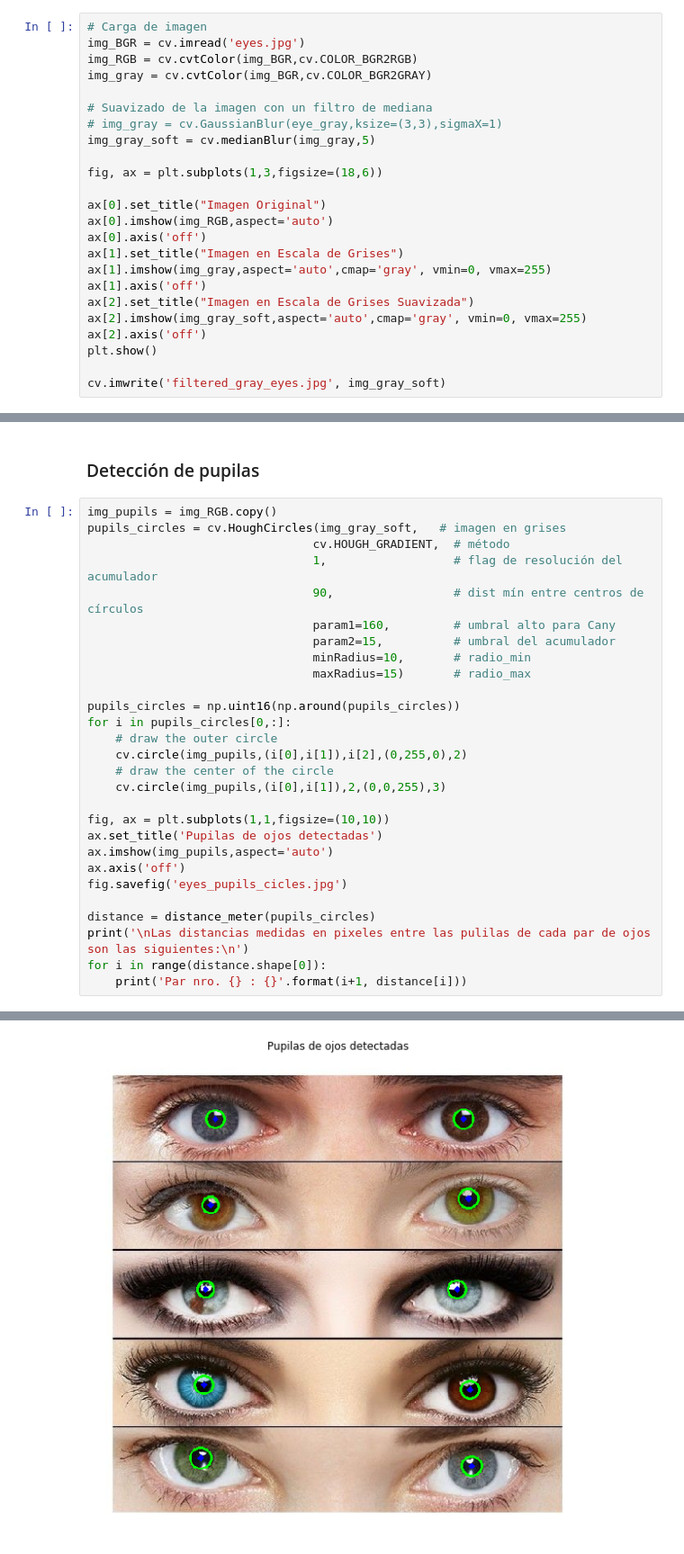
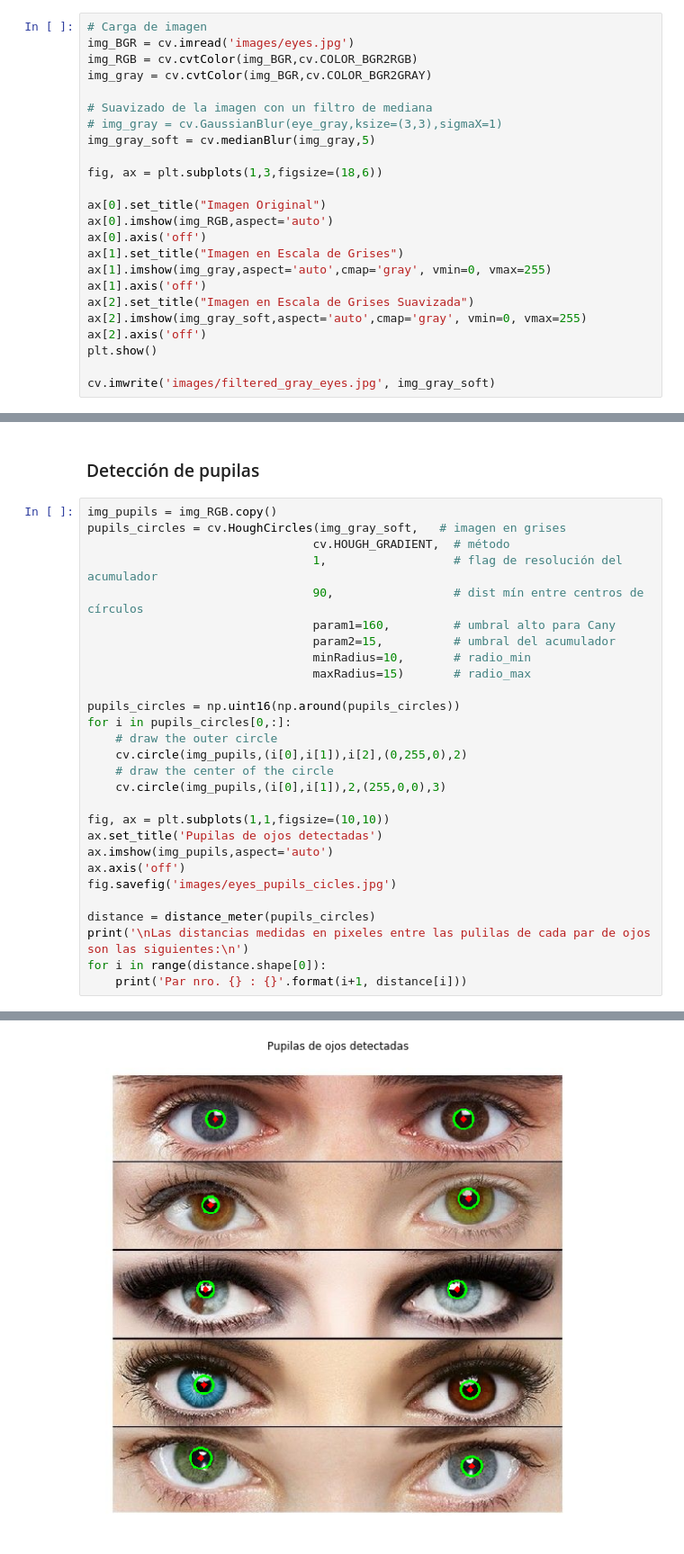
Before and after one commit to mcnieto/ceia, a Jupyter notebook: computer_vision_1/TP3/tp3.ipynb, the cells around one changed output, grey strips where cells are left out. Shown at 90% size. Drawn from its saved outputs; the diff is of its cells as text.

```diff
--- a/computer_vision_1/TP3/tp3.ipynb
+++ b/computer_vision_1/TP3/tp3.ipynb
@@ -27,7 +27,7 @@ def distance_meter (cicles_array):
     return distance
 # %%
 # Carga de imagen
-img_BGR = cv.imread('eyes.jpg')
+img_BGR = cv.imread('images/eyes.jpg')
 img_RGB = cv.cvtColor(img_BGR,cv.COLOR_BGR2RGB)
 img_gray = cv.cvtColor(img_BGR,cv.COLOR_BGR2GRAY)
 
@@ -48,7 +48,7 @@ ax[2].imshow(img_gray_soft,aspect='auto',cmap='gray', vmin=0, vmax=255)
 ax[2].axis('off')
 plt.show()
 
-cv.imwrite('filtered_gray_eyes.jpg', img_gray_soft)
+cv.imwrite('images/filtered_gray_eyes.jpg', img_gray_soft)
 # %% [output]
 [figure]
 True
@@ -100,33 +100,33 @@ pupils_circles = cv.HoughCircles(img_gray_soft,   # imagen en grises
                                 1,                  # flag de resolución del acumulador
                                 90,                 # dist mín entre centros de círculos
                                 param1=160,         # umbral alto para Cany
                                 param2=15,          # umbral del acumulador
                                 minRadius=10,       # radio_min
                                 maxRadius=15)       # radio_max
 
 pupils_circles = np.uint16(np.around(pupils_circles))
 for i in pupils_circles[0,:]:
     # draw the outer circle
     cv.circle(img_pupils,(i[0],i[1]),i[2],(0,255,0),2)
     # draw the center of the circle
-    cv.circle(img_pupils,(i[0],i[1]),2,(0,0,255),3)
+    cv.circle(img_pupils,(i[0],i[1]),2,(255,0,0),3)
 
 fig, ax = plt.subplots(1,1,figsize=(10,10))
 ax.set_title('Pupilas de ojos detectadas')
 ax.imshow(img_pupils,aspect='auto')
 ax.axis('off')
-fig.savefig('eyes_pupils_cicles.jpg')
+fig.savefig('images/eyes_pupils_cicles.jpg')
 
 distance = distance_meter(pupils_circles)
 print('\nLas distancias medidas en pixeles entre las pulilas de cada par de ojos son las siguientes:\n')
 for i in range(distance.shape[0]):
     print('Par nro. {} : {}'.format(i+1, distance[i]))
 # %% [output]
 Las distancias medidas en pixeles entre las pulilas de cada par de ojos son las siguientes:
 
 Par nro. 1 : 304
 Par nro. 2 : 316
 Par nro. 3 : 308
 Par nro. 4 : 326
 Par nro. 5 : 332
-[figure, old version]
+[figure, new version]
```
Also changed, not shown: parts of 1 cell of this notebook, 1 other file.
